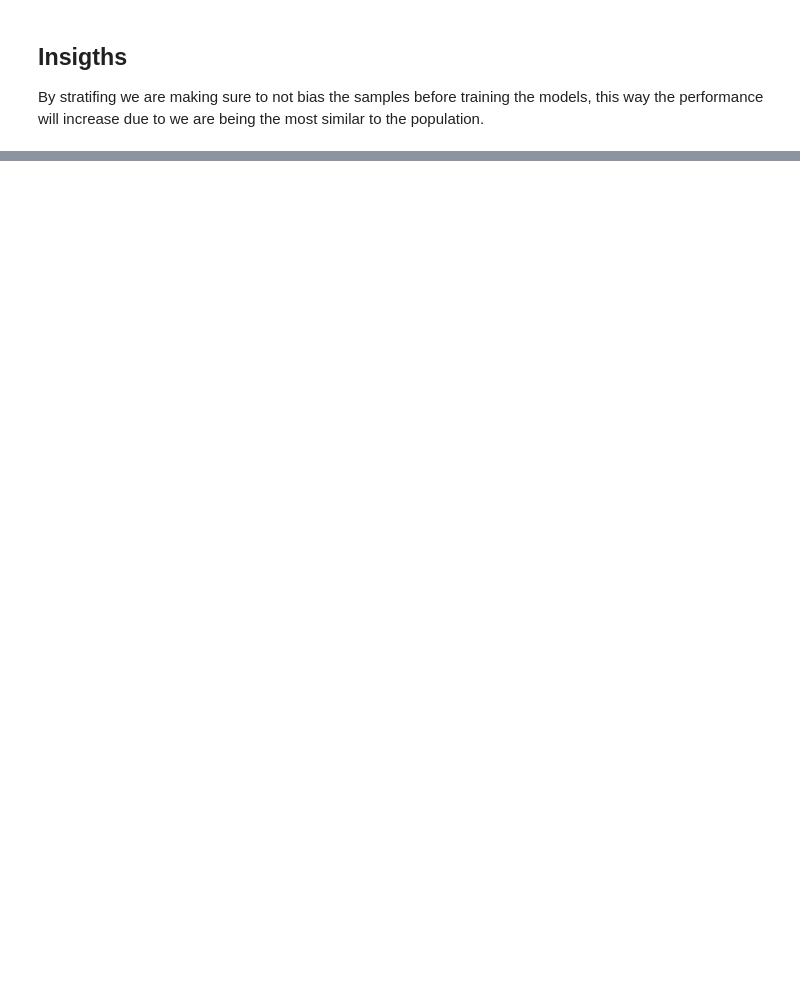
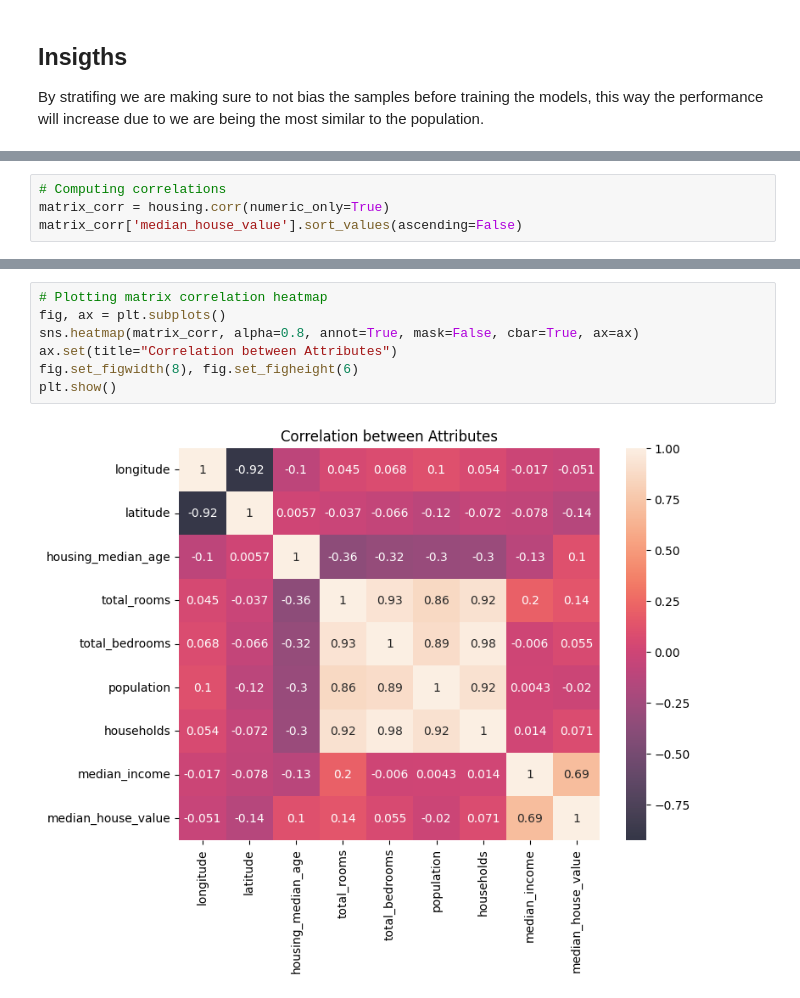
Before and after one commit to Juan-D-Wills/end-to-end-ML-project, a Jupyter notebook: House_pricing_book_example.ipynb, the cells around one changed output, grey strips where cells are left out. Drawn from its saved outputs; the diff is of its cells as text; blank space fills up the shorter version.

```diff
--- a/House_pricing_book_example.ipynb
+++ b/House_pricing_book_example.ipynb
@@ -198,0 +221,4 @@ for set_ in (train_split, test_split):
+# %%
+# Computing correlations
+matrix_corr = housing.corr(numeric_only=True)
+matrix_corr['median_house_value'].sort_values(ascending=False)
@@ -198,0 +241,9 @@ for set_ in (train_split, test_split):
+# %%
+# Plotting matrix correlation heatmap
+fig, ax = plt.subplots()
+sns.heatmap(matrix_corr, alpha=0.8, annot=True, mask=False, cbar=True, ax=ax)
+ax.set(title="Correlation between Attributes")
+fig.set_figwidth(8), fig.set_figheight(6)
+plt.show()
+# %% [output]
+[figure, added]
```
Also changed, not shown: parts of 17 cells of this notebook.
